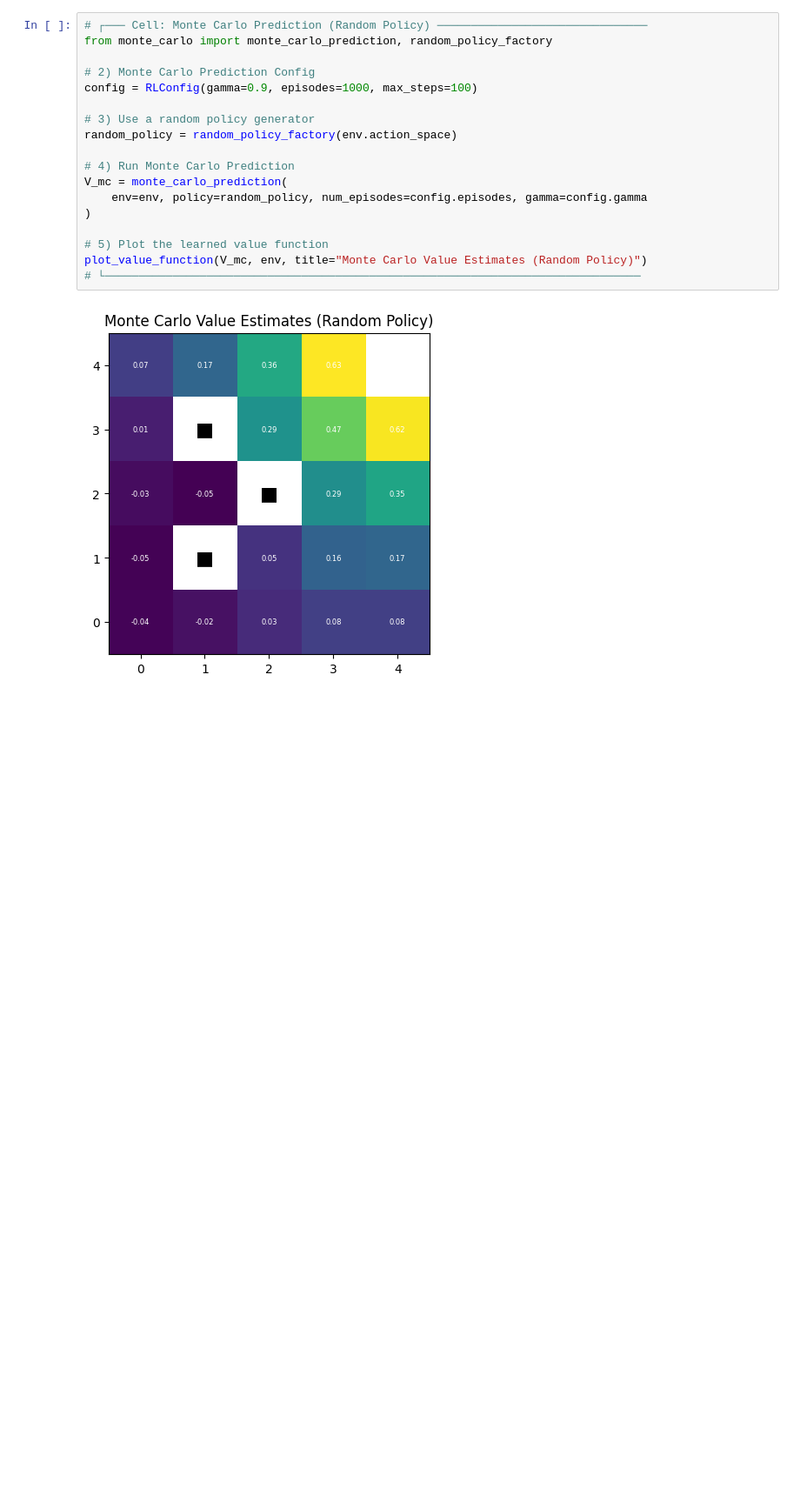
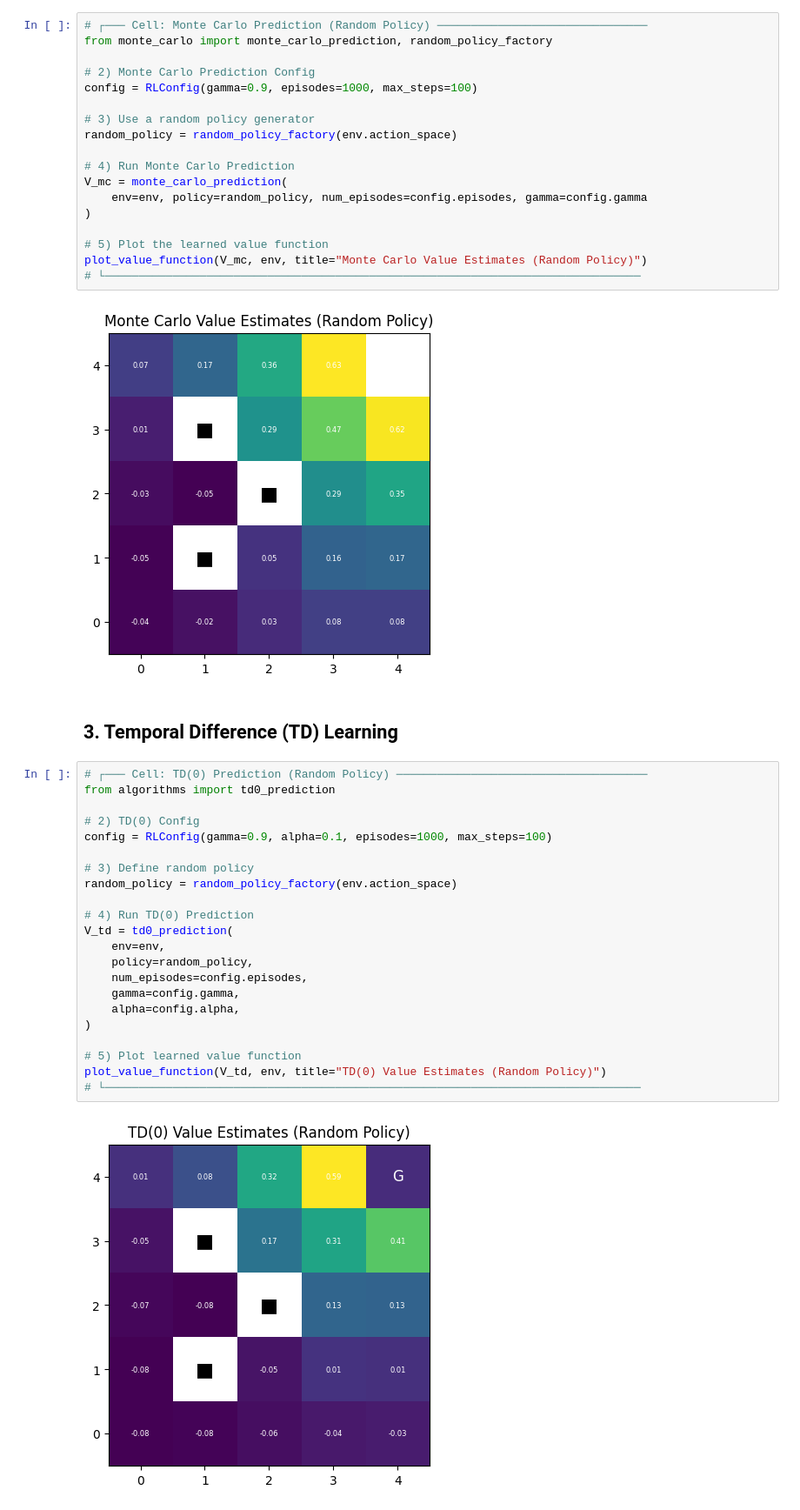
Before and after one commit to RyanWri/afeka-homework, a Jupyter notebook: rl_homework_2/rl_hw2.ipynb, the cells around one changed output. Shown at 87% size. Drawn from its saved outputs; the diff is of its cells as text; blank space fills up the shorter version.

```diff
--- a/rl_homework_2/rl_hw2.ipynb
+++ b/rl_homework_2/rl_hw2.ipynb
@@ -68,3 +68,29 @@ plot_value_function(V_mc, env, title="Monte Carlo Value Estimates (Random Policy
 # └───────────────────────────────────────────────────────────────────────────────
 # %% [output]
 [figure]
+# %% [markdown]
+## 3. Temporal Difference (TD) Learning
+# %%
+# ┌─── Cell: TD(0) Prediction (Random Policy) ─────────────────────────────────────
+from algorithms import td0_prediction
+
+# 2) TD(0) Config
+config = RLConfig(gamma=0.9, alpha=0.1, episodes=1000, max_steps=100)
+
+# 3) Define random policy
+random_policy = random_policy_factory(env.action_space)
+
+# 4) Run TD(0) Prediction
+V_td = td0_prediction(
+    env=env,
+    policy=random_policy,
+    num_episodes=config.episodes,
+    gamma=config.gamma,
+    alpha=config.alpha,
+)
+
+# 5) Plot learned value function
+plot_value_function(V_td, env, title="TD(0) Value Estimates (Random Policy)")
+# └───────────────────────────────────────────────────────────────────────────────
+# %% [output]
+[figure, added]
```
Also changed, not shown: parts of 6 cells of this notebook.
